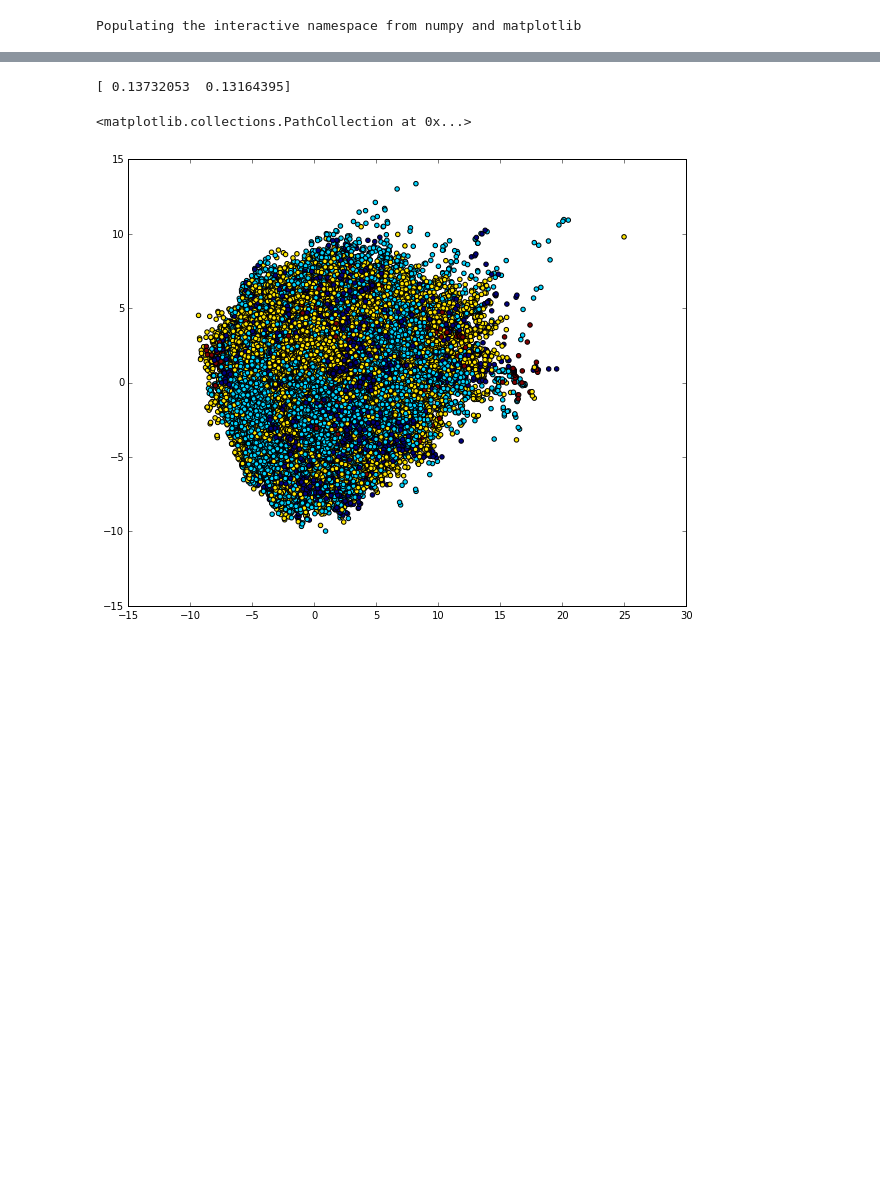
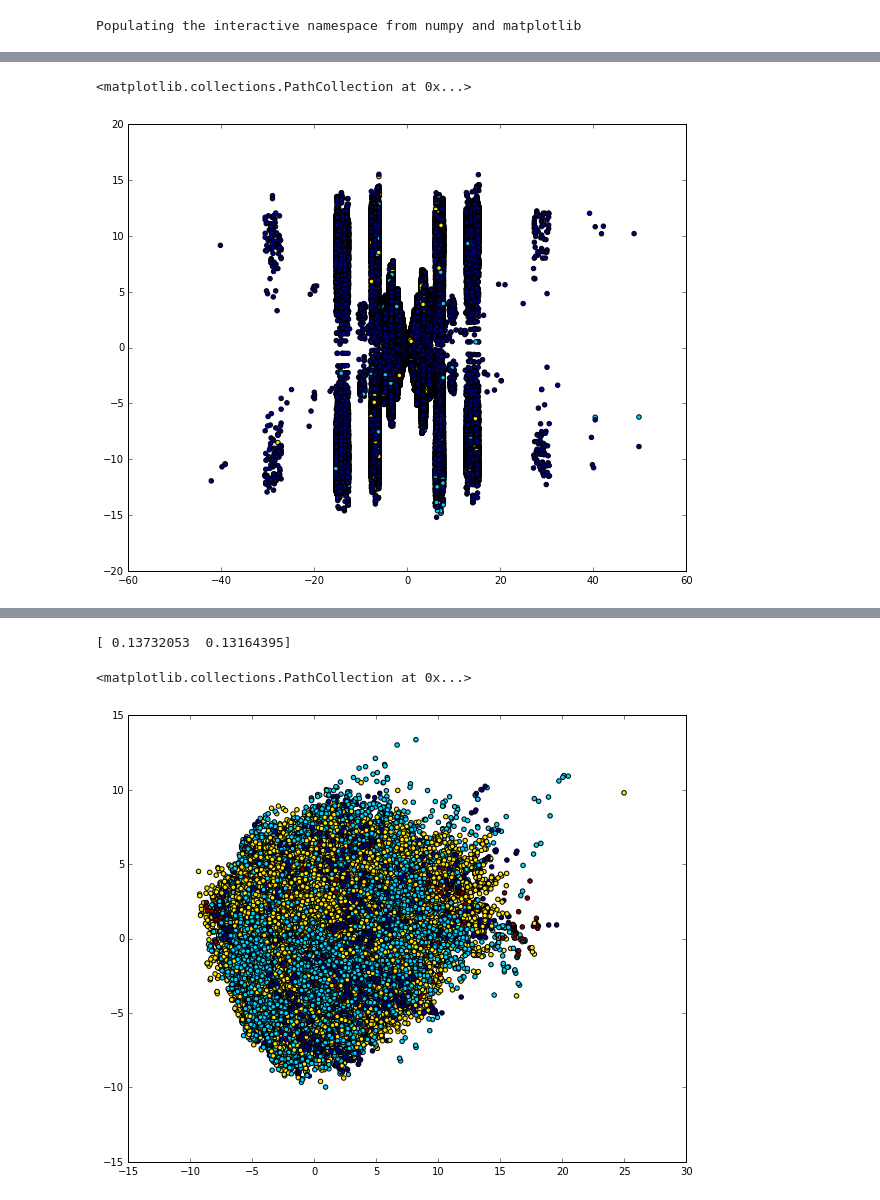
Before and after one commit to amorgun/blackbox-2016, a Jupyter notebook: notebook.ipynb, the cells around one changed output, grey strips where cells are left out. Drawn from its saved outputs; the diff is of its cells as text; code cells hidden in the pictures; blank space fills up the shorter version.

```diff
--- a/notebook.ipynb
+++ b/notebook.ipynb
@@ -14,0 +168,5 @@ norm_states = masked_states[:, :35] / masked_states[:, 35, np.newaxis]
+# %%
+scatter(x=norm_states[:, 0], y=norm_states[:, 1], c=actions[mask])
+# %% [output]
+<matplotlib.collections.PathCollection at 0x...>
+[figure, added]
```
Also changed, not shown: parts of 18 cells of this notebook.
